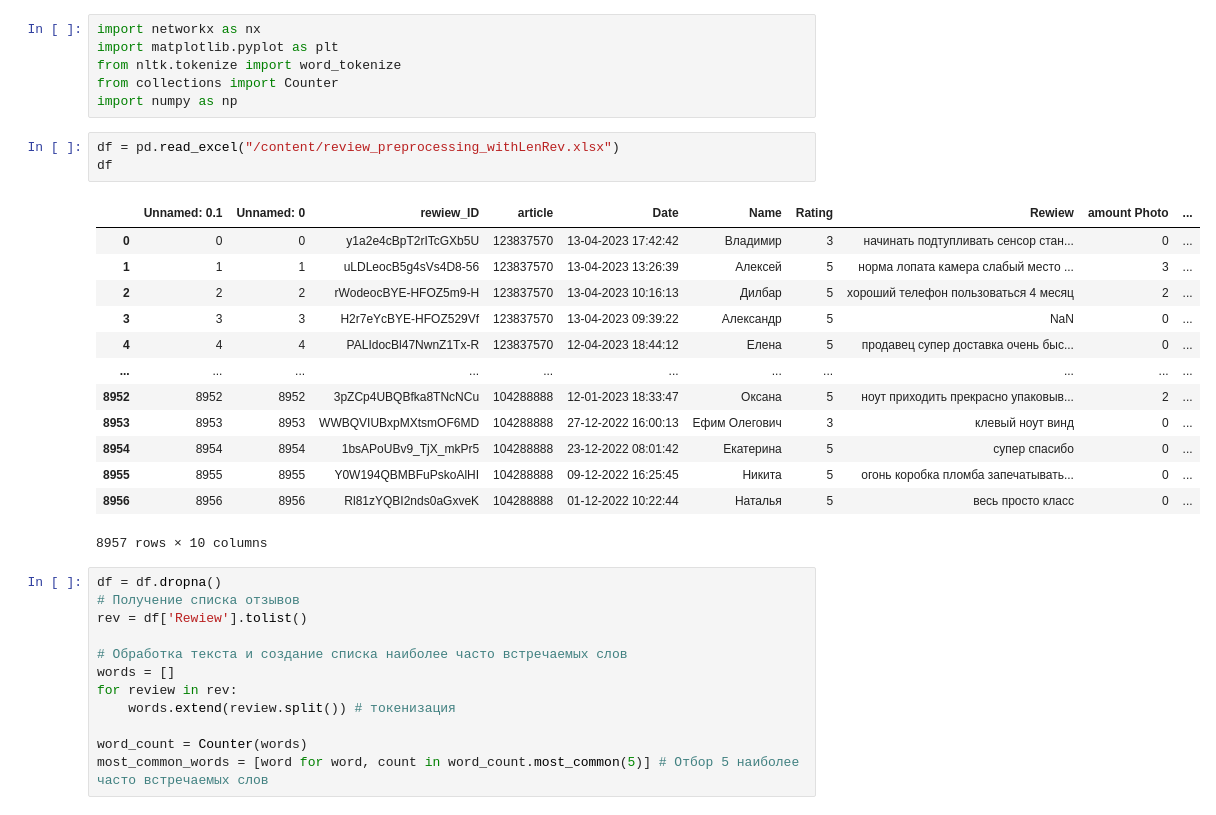
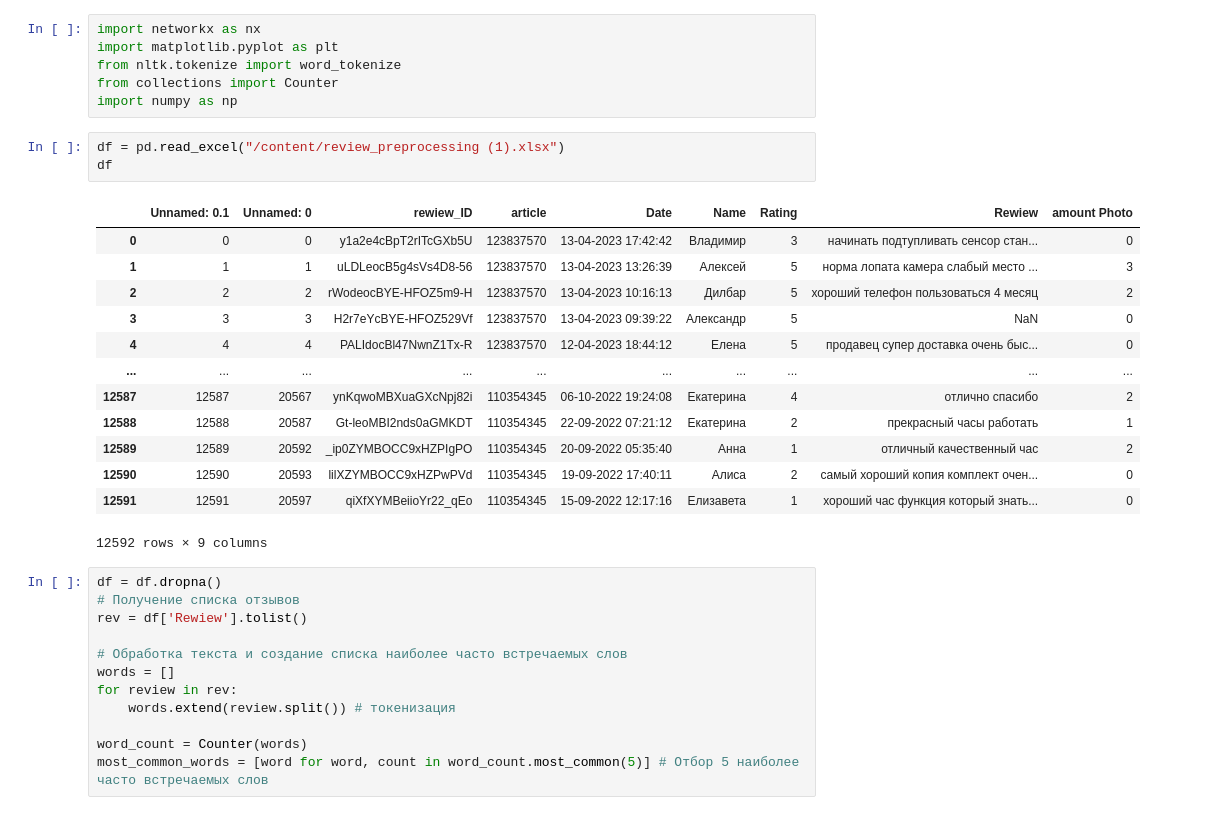
Before and after one commit to ilyx666/REVIEW, a Jupyter notebook: какэтоработает.ipynb, the cells around one changed output. Saved outputs shown, nothing was run; the diff lists cells and outputs as text.

```diff
--- a/какэтоработает.ipynb
+++ b/какэтоработает.ipynb
@@ -7,22 +7,22 @@ from nltk.tokenize import word_tokenize
 from collections import Counter
 import numpy as np
 # %%
-df = pd.read_excel("/content/review_preprocessing_withLenRev.xlsx")
+df = pd.read_excel("/content/review_preprocessing (1).xlsx")
 df
 # %% [output]
-|  | Unnamed: 0.1 | Unnamed: 0 | rewiew_ID | article | Date | Name | Rating | Rewiew | amount Photo | ... |
-| 0 | 0 | 0 | y1a2e4cBpT2rITcGXb5U | 123837570 | 13-04-2023 17:42:42 | Владимир | 3 | начинать подтупливать сенсор стан... | 0 | ... |
-| 1 | 1 | 1 | uLDLeocB5g4sVs4D8-56 | 123837570 | 13-04-2023 13:26:39 | Алексей | 5 | норма лопата камера слабый место ... | 3 | ... |
-| 2 | 2 | 2 | rWodeocBYE-HFOZ5m9-H | 123837570 | 13-04-2023 10:16:13 | Дилбар | 5 | хороший телефон пользоваться 4 месяц | 2 | ... |
-| 3 | 3 | 3 | H2r7eYcBYE-HFOZ529Vf | 123837570 | 13-04-2023 09:39:22 | Александр | 5 | NaN | 0 | ... |
-| 4 | 4 | 4 | PALIdocBl47NwnZ1Tx-R | 123837570 | 12-04-2023 18:44:12 | Елена | 5 | продавец супер доставка очень быс... | 0 | ... |
-| ... | ... | ... | ... | ... | ... | ... | ... | ... | ... | ... |
-| 8952 | 8952 | 8952 | 3pZCp4UBQBfka8TNcNCu | 104288888 | 12-01-2023 18:33:47 | Оксана | 5 | ноут приходить прекрасно упаковыв... | 2 | ... |
-| 8953 | 8953 | 8953 | WWBQVIUBxpMXtsmOF6MD | 104288888 | 27-12-2022 16:00:13 | Ефим Олегович | 3 | клевый ноут винд | 0 | ... |
-| 8954 | 8954 | 8954 | 1bsAPoUBv9_TjX_mkPr5 | 104288888 | 23-12-2022 08:01:42 | Екатерина | 5 | супер спасибо | 0 | ... |
-| 8955 | 8955 | 8955 | Y0W194QBMBFuPskoAlHI | 104288888 | 09-12-2022 16:25:45 | Никита | 5 | огонь коробка пломба запечатывать... | 0 | ... |
-| 8956 | 8956 | 8956 | Rl81zYQBI2nds0aGxveK | 104288888 | 01-12-2022 10:22:44 | Наталья | 5 | весь просто класс | 0 | ... |
+|  | Unnamed: 0.1 | Unnamed: 0 | rewiew_ID | article | Date | Name | Rating | Rewiew | amount Photo |
+| 0 | 0 | 0 | y1a2e4cBpT2rITcGXb5U | 123837570 | 13-04-2023 17:42:42 | Владимир | 3 | начинать подтупливать сенсор стан... | 0 |
+| 1 | 1 | 1 | uLDLeocB5g4sVs4D8-56 | 123837570 | 13-04-2023 13:26:39 | Алексей | 5 | норма лопата камера слабый место ... | 3 |
+| 2 | 2 | 2 | rWodeocBYE-HFOZ5m9-H | 123837570 | 13-04-2023 10:16:13 | Дилбар | 5 | хороший телефон пользоваться 4 месяц | 2 |
+| 3 | 3 | 3 | H2r7eYcBYE-HFOZ529Vf | 123837570 | 13-04-2023 09:39:22 | Александр | 5 | NaN | 0 |
+| 4 | 4 | 4 | PALIdocBl47NwnZ1Tx-R | 123837570 | 12-04-2023 18:44:12 | Елена | 5 | продавец супер доставка очень быс... | 0 |
+| ... | ... | ... | ... | ... | ... | ... | ... | ... | ... |
+| 12587 | 12587 | 20567 | ynKqwoMBXuaGXcNpj82i | 110354345 | 06-10-2022 19:24:08 | Екатерина | 4 | отлично спасибо | 2 |
+| 12588 | 12588 | 20587 | Gt-leoMBI2nds0aGMKDT | 110354345 | 22-09-2022 07:21:12 | Екатерина | 2 | прекрасный часы работать | 1 |
+| 12589 | 12589 | 20592 | _ip0ZYMBOCC9xHZPIgPO | 110354345 | 20-09-2022 05:35:40 | Анна | 1 | отличный качественный час | 2 |
+| 12590 | 12590 | 20593 | lilXZYMBOCC9xHZPwPVd | 110354345 | 19-09-2022 17:40:11 | Алиса | 2 | самый хороший копия комплект очен... | 0 |
+| 12591 | 12591 | 20597 | qiXfXYMBeiioYr22_qEo | 110354345 | 15-09-2022 12:17:16 | Елизавета | 1 | хороший час функция который знать... | 0 |
-8957 rows × 10 columns
+12592 rows × 9 columns
 # %%
 df = df.dropna()
 # Получение списка отзывов
```
Also changed, not shown: parts of 4 cells of this notebook.
